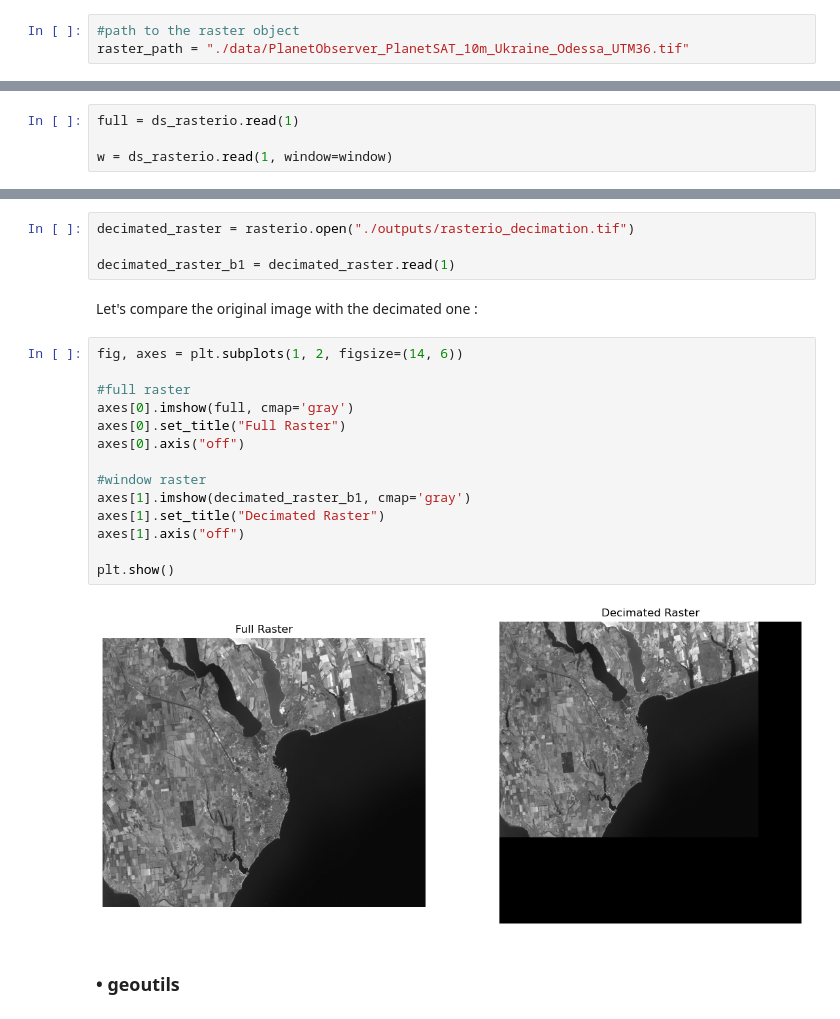
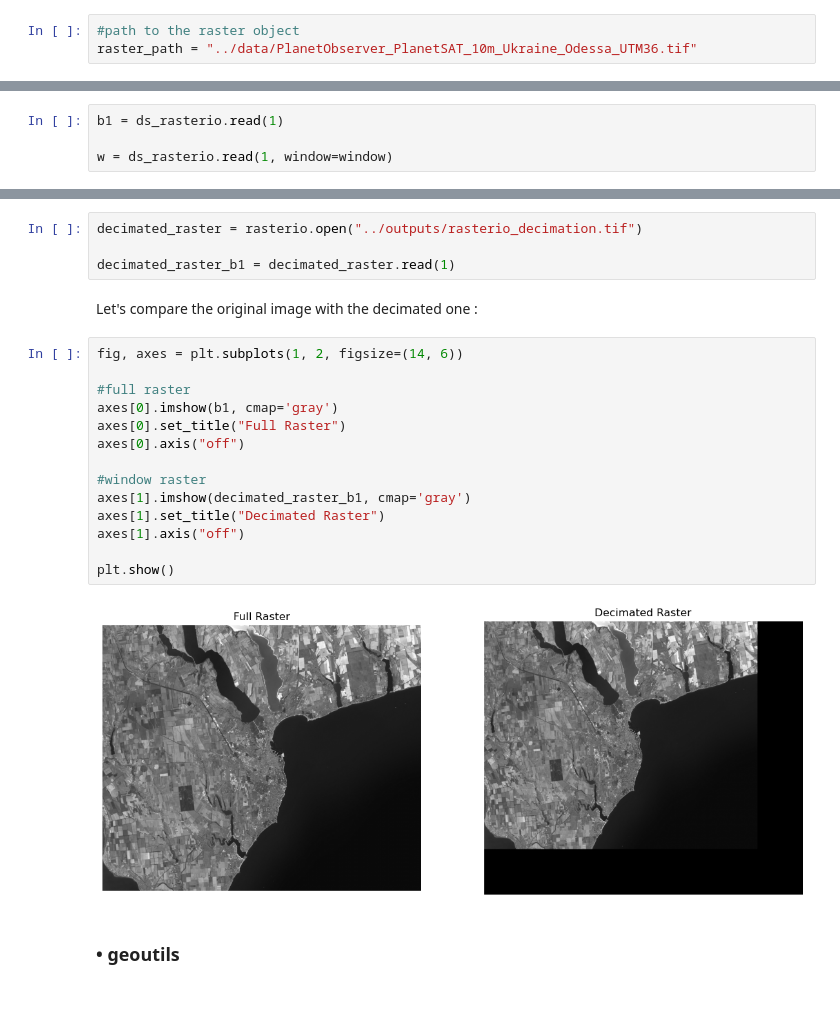
Before and after one commit to sertit/open_source_rasters_comparison, a Jupyter notebook: notebooks/io_and_attributes.ipynb, the cells around one changed output, grey strips where cells are left out. Saved outputs shown, nothing was run; the diff lists cells and outputs as text.

```diff
--- a/notebooks/io_and_attributes.ipynb
+++ b/notebooks/io_and_attributes.ipynb
@@ -26,7 +26,7 @@ import matplotlib.patches as patches
 import dask
 # %%
 #path to the raster object
-raster_path = "./data/PlanetObserver_PlanetSAT_10m_Ukraine_Odessa_UTM36.tif"
+raster_path = "../data/PlanetObserver_PlanetSAT_10m_Ukraine_Odessa_UTM36.tif"
 # %% [markdown]
 ## Opening the raster object and checking its main attributes
 # %% [markdown]
@@ -307,7 +320,7 @@ window = Window(col_off=1500, row_off=1500, width=500, height=500)
 # %% [markdown]
 We will focus on the first band for our example.
 # %%
-full = ds_rasterio.read(1)
+b1 = ds_rasterio.read(1)
 
 w = ds_rasterio.read(1, window=window)
 # %% [markdown]
@@ -395,7 +408,7 @@ with rasterio.open('./outputs/rasterio_decimation.tif', 'w', width=3500, height=
     for k, arr in [(1, b), (2, g), (3, r)]:
         dst.write(arr, indexes=k, window=write_window)
 # %%
-decimated_raster = rasterio.open("./outputs/rasterio_decimation.tif")
+decimated_raster = rasterio.open("../outputs/rasterio_decimation.tif")
 
 decimated_raster_b1 = decimated_raster.read(1)
 # %% [markdown]
@@ -403,19 +416,19 @@ Let's compare the original image with the decimated one :
 # %%
 fig, axes = plt.subplots(1, 2, figsize=(14, 6))
 
 #full raster
-axes[0].imshow(full, cmap='gray')
+axes[0].imshow(b1, cmap='gray')
 axes[0].set_title("Full Raster")
 axes[0].axis("off")
 
 #window raster
 axes[1].imshow(decimated_raster_b1, cmap='gray')
 axes[1].set_title("Decimated Raster")
 axes[1].axis("off")
 
 plt.show()
 # %% [output]
-[figure, old version]
+[figure, new version]
 # %% [markdown]
 ### • geoutils
 # %% [markdown]
```
Also changed, not shown: parts of 25 cells of this notebook, 5 other files.
